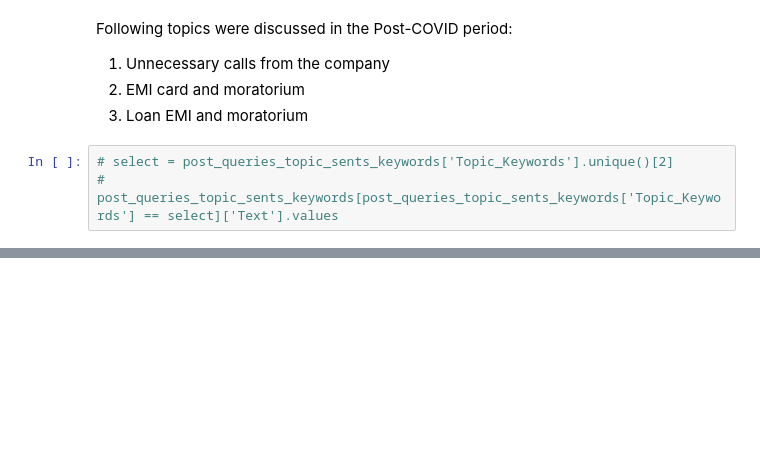
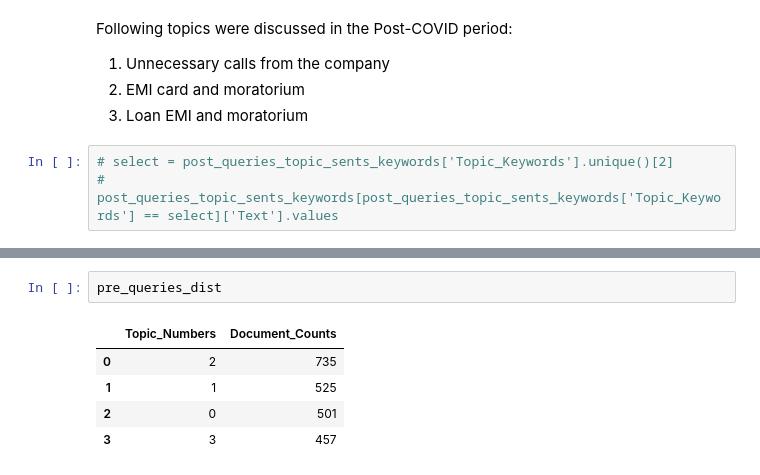
Before and after one commit to patilpushkarp/comp, a Jupyter notebook: comp/docs/individual/nbfc/response_bajaj_finance.ipynb, the cells around one changed output, grey strips where cells are left out. Cells and saved outputs as stored; diff of their text form; blank space fills up the shorter version.

```diff
--- a/comp/docs/individual/nbfc/response_bajaj_finance.ipynb
+++ b/comp/docs/individual/nbfc/response_bajaj_finance.ipynb
@@ -301,0 +310,8 @@ distutils Version classes are deprecated. Use packaging.version instead.
+# %%
+pre_queries_dist
+# %% [output]
+|  | Topic_Numbers | Document_Counts |
+| 0 | 2 | 735 |
+| 1 | 1 | 525 |
+| 2 | 0 | 501 |
+| 3 | 3 | 457 |
```
Also changed, not shown: parts of 15 cells of this notebook, 38 other files.
